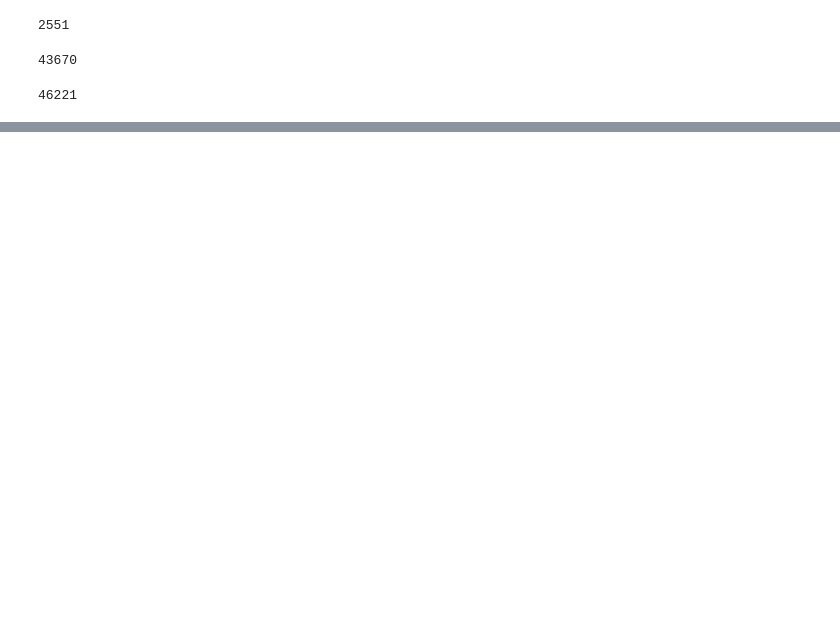
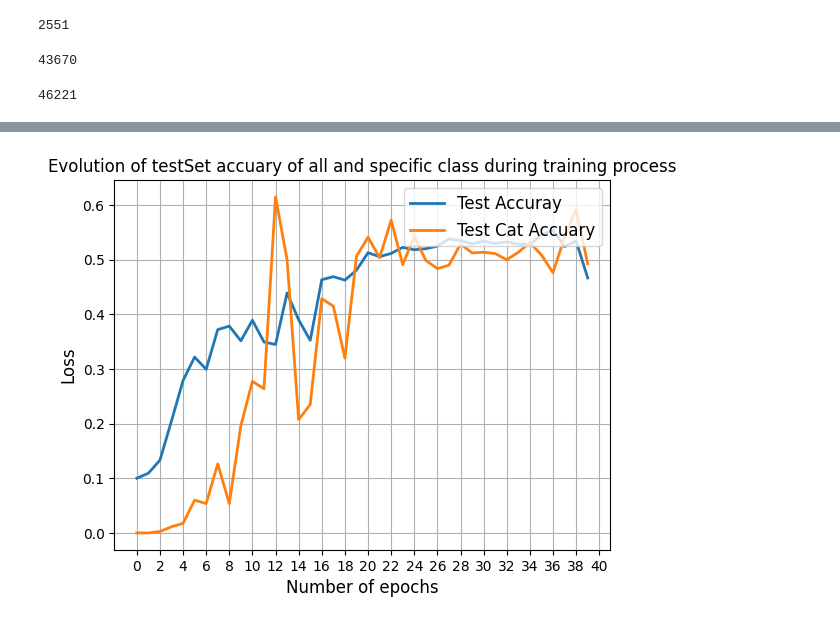
Before and after one commit to haole1683/unlearn_multimodal, a Jupyter notebook: dataset_preprocess.ipynb, the cells around one changed output, grey strips where cells are left out. Cells and saved outputs as stored; diff of their text form; code cells hidden in the pictures; blank space fills up the shorter version.

```diff
--- a/dataset_preprocess.ipynb
+++ b/dataset_preprocess.ipynb
@@ -45,0 +122,25 @@ json.dump(not_tgt_data,open(os.path.join(json_save_path,not_tgt_file_name),"w"))
+# %%
+def draw_chart(json_path):
+    with open(json_path, 'r') as f:
+        data = json.load(f)
+    epochs = len(data)
+    x = [i for i in range(epochs)]
+    y = [data[i]['acc'] for i in range(epochs)]
+    y_cat = [data[i]['class_acc']['cat']['correct_rate'] for i in range(epochs)]
+
+    plt.plot(x, y, lw=2, label='Test Accuray')
+    plt.plot(x, y_cat, lw=2, label='Test Cat Accuary')
+
+    plt.xlabel('Number of epochs', fontsize=12)
+    plt.ylabel('Loss', fontsize=12)
+    plt.xticks(np.arange(0, epochs+1, 2))
+    plt.title('Evolution of testSet accuary of all and specific class during training process', fontsize=12)
+    plt.legend(loc='upper right', fontsize=12)
+    plt.grid()
+    plt.show()
+# %%
+json_stl_natrual_path = "/remote-home/songtianwei/research/unlearn_multimodal/output/unlearn_test_supervised/stl10/natural/result.json"
+# %%
+draw_chart(json_stl_natrual_path)
+# %% [output]
+[figure, added]
```
Also changed, not shown: parts of 15 cells of this notebook, 7 other files.
